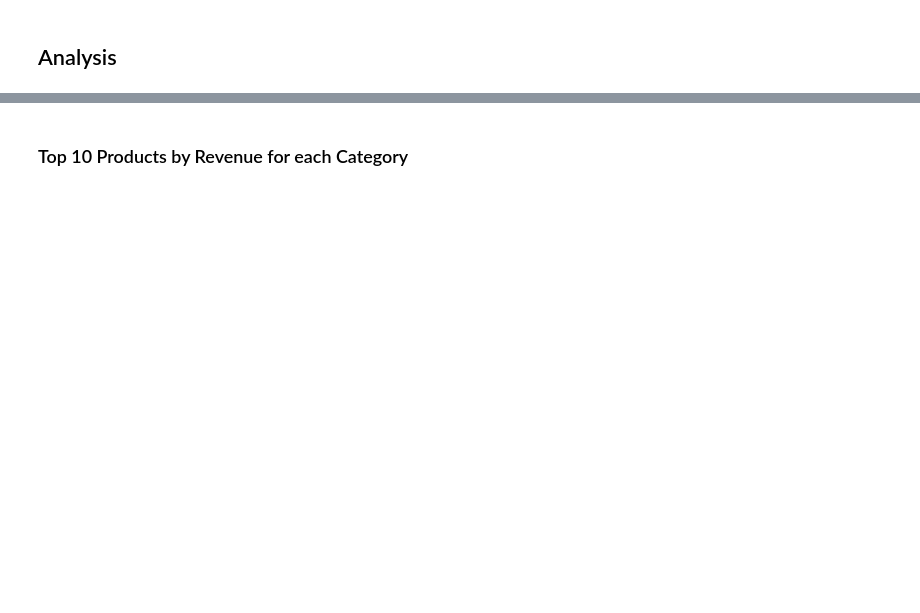
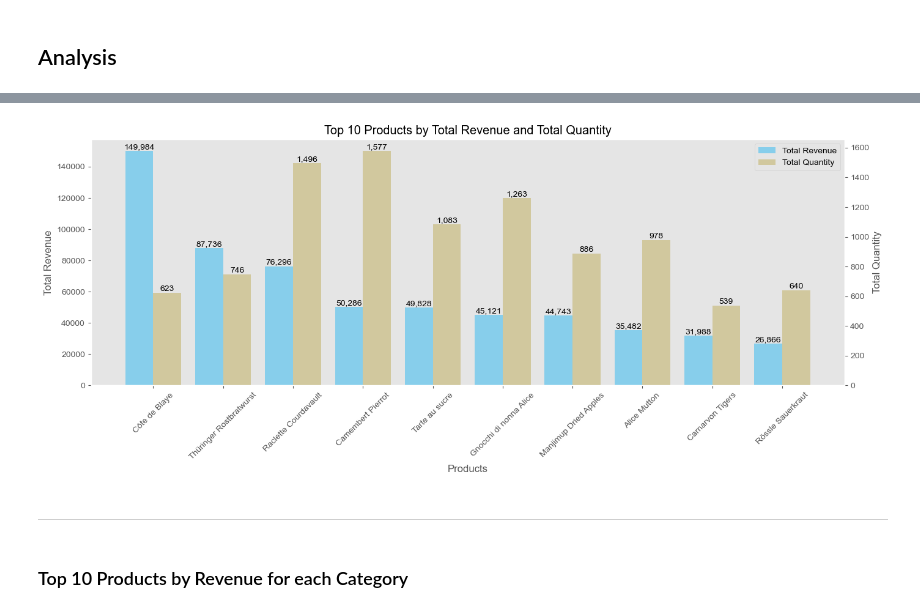
Before and after one commit to Waleed18574/Python-Project-Analyzing-Northwind-Data, a Jupyter notebook: notebook/Product-Analysis.ipynb, the cells around one changed output, grey strips where cells are left out. Drawn from its saved outputs; the diff is of its cells as text; code cells hidden in the pictures; blank space fills up the shorter version.

```diff
--- a/notebook/Product-Analysis.ipynb
+++ b/notebook/Product-Analysis.ipynb
@@ -291 +298,59 @@ By leveraging these insights and recommendations, the business can make informed
+# %%
+
+
+# Group by ProductName and sum both TotalSales and Quantity
+top_products = (products_analysis.groupby('ProductName')[['Revenue', 'Quantity']].sum()
+                .rename({"Revenue":"Total Revenue","Quantity":"Total Quantity"}, axis=1)
+                .reset_index()
+                .sort_values("Total Revenue", ascending=False)
+                .head(10)
+)
+
+# Define positions for the clustered bars
+bar_width = 0.4
+index = np.arange(len(top_products['ProductName']))
+
+# Plot sales performance
+fig, ax1 = plt.subplots(figsize=(14, 6))
+
+# Main y-axis (left) for TotalSales
+bars1 = ax1.bar(index - bar_width/2, top_products['Total Revenue'], bar_width, color='skyblue', label='Total Revenue')
+
+# Add values on top of the bars for TotalSales
+for bar in bars1:
+    yval = bar.get_height()
+    ax1.text(bar.get_x() + bar.get_width()/2, yval, f'{yval:,.0f}', ha='center', va='bottom', color='black')
+
+ax1.set_xlabel('Products')
+ax1.set_ylabel('Total Revenue')
+ax1.set_title('Top 10 Products by Total Revenue and Total Quantity')
+ax1.set_xticks(index)
+ax1.set_xticklabels(top_products['ProductName'], rotation=45)
+
+# Remove grid lines
+ax1.grid(False)
+
+# Secondary y-axis (right) for Quantity
+ax2 = ax1.twinx()
+bars2 = ax2.bar(index + bar_width/2, top_products['Total Quantity'], bar_width, color='#c4b670', alpha=0.6, label='Total Quantity')
+
+# Add values on top of the bars for Quantity
+for bar in bars2:
+    yval = bar.get_height()
+    ax2.text(bar.get_x() + bar.get_width()/2, yval, f'{yval:,.0f}', ha='center', va='bottom', color='black')
+
+ax2.set_ylabel('Total Quantity')
+
+# Remove grid lines
+ax2.grid(False)
+
+# Add a legend
+fig.legend(loc='upper right', bbox_to_anchor=(1,1), bbox_transform=ax1.transAxes)
+
+plt.tight_layout()
+plt.show()
+# %% [output]
+[figure, added]
+# %% [markdown]
+_________________________
 # %% [markdown]
```
Also changed, not shown: parts of 27 cells of this notebook, 2 other files.
